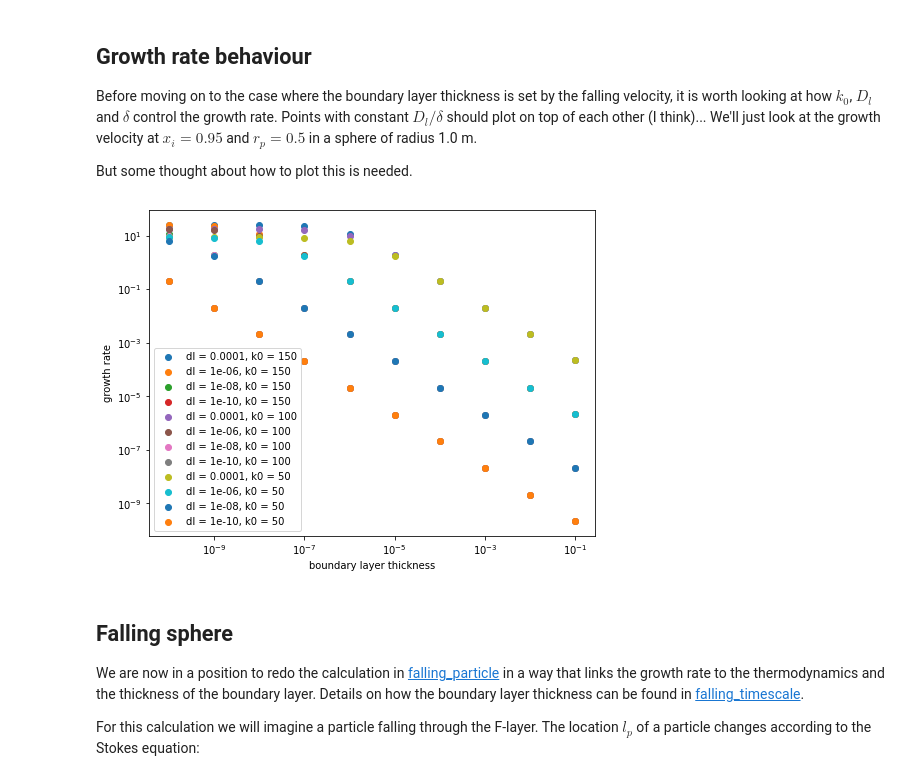
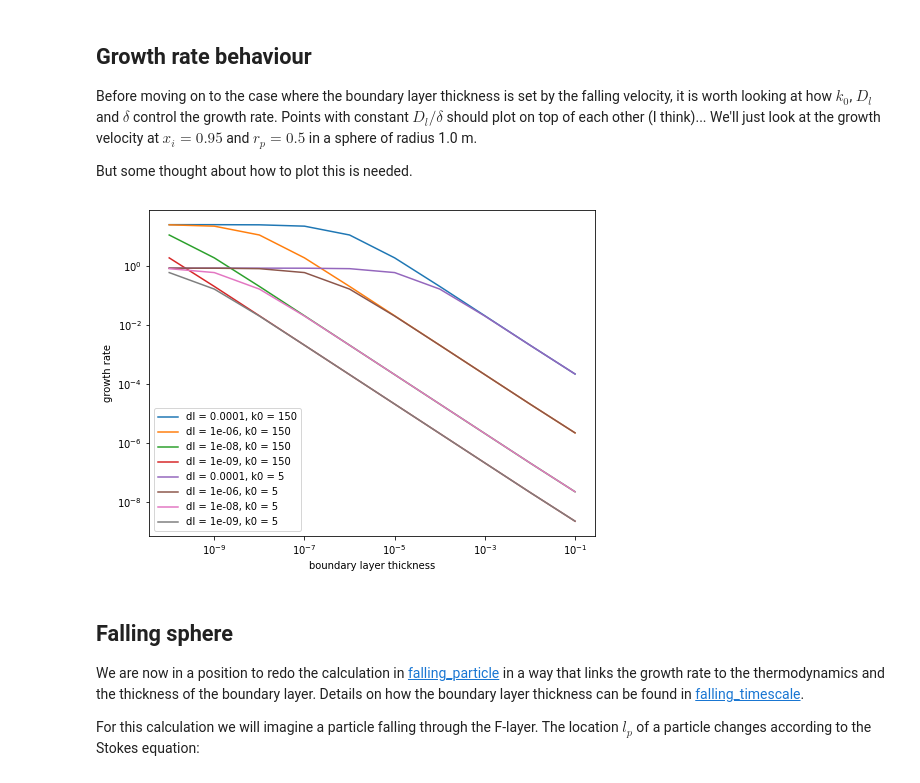
Before and after one commit to andreww/slurry, a Jupyter notebook: growth_with_boundary_layer.ipynb, the cells around one changed output. Cells and saved outputs as stored; diff of their text form; code cells hidden in the pictures.

```diff
--- a/growth_with_boundary_layer.ipynb
+++ b/growth_with_boundary_layer.ipynb
@@ -173,12 +173,12 @@ rp       v        xl       vf       error
 # %%
 # Quick plot of the composition
 # Lower plot shows effect of spherical geometry
-r = np.linspace(0.0, rtot, 1000)
+r = np.linspace(1.0E-12, rtot, 1000)
 fig, ax = plt.subplots(nrows=2)
 plt.xlabel("$r$")
 plt.ylabel("$x_l$")
 ax[0].plot(r, x_r_well_mixed(r, 0.9, 0.80))
-ax[0].plot(r, intergrand_well_mixed(r, 0.9, 0.80)/(4*np.pi*r*r), alpha=0.5)
+ax[0].plot(r, intergrand_well_mixed(r, 0.9, 0.80)/(4*np.pi*r**2), 'r:')
 ax[1].plot(r, intergrand_well_mixed(r, 0.9, 0.80))
 
 plt.show()
@@ -194,7 +194,7 @@ xi           = 0.9     # Overall composition, mol frac Fe
 k0           = 150.0   # growth rate prefactor, m/s
 r_tot        = 1.0     # initial box radius
 time_step    = 0.001   # s
-total_time   = 0.50    # s
+total_time   = 0.21    # s
 total_volume = (4.0/3.0) * np.pi * r_tot**3
 
 # For plotting only - what is equilibrium?
@@ -241,9 +241,12 @@ ax2.plot(ts, vs)
 ax2.set_xlabel('time (s)')
 ax2.set_ylabel('Crystal growth velocity (m/s)')
 
-ax3.set_yscale("log")
+#ax3.set_yscale("log")
 ax3.plot(ts, x_ls)
 ax3.set_xlabel('time (s)')
 ax3.set_ylabel('Liquid compositions (mol frac Fe)')
 ax3.axhline(x_lq_eq, ls='--')
+
+fig.tight_layout()
+plt.show()
 # %% [output]
@@ -509,36 +516,36 @@ But some thought about how to plot this is needed.
 # %%
 xi = 0.95
 rtot = 1.0
 rp = 0.5
 t = 5000.0
 p = 330.0
 
 deltas = [1.0E-10, 1.0E-9, 1.0E-8, 1.0E-7, 1.0E-6, 1.0E-5, 1.0E-4, 1.0E-3, 1.0E-2, 0.1]
-k0s = [150, 100, 50]
-dls = [1.0E-4, 1.0E-6, 1.0E-8, 1.0E-10]
+k0s = [150, 5]
+dls = [1.0E-4, 1.0E-6, 1.0E-8, 1.0E-9]
 vs = []
 
 fig, ax = plt.subplots(figsize=(8,6))
 
 for k0 in k0s:
     v0, xl, error = well_mixed_growth_rate(rp, xi, rtot, t, p, k0)
     #print(k0, '--', '--', v, error)
     for dl in dls:
         for delta in deltas:
             v, xp, xl, error = diffusion_growth_rate(rp, xi, delta, rtot, t, p, dl, k0)
             vs.append(v)
             #print(k0, delta, dl, v, error)
-        ax.scatter(deltas, np.array(vs), label='dl = {}, k0 = {}'.format(dl, k0))
+        ax.plot(deltas, np.array(vs), label='dl = {}, k0 = {}'.format(dl, k0))
         vs = []
 
-ax.legend()
+ax.legend(loc='lower left')
 ax.set_yscale('log')
 ax.set_xscale('log')
 ax.set_ylabel('growth rate')
 ax.set_xlabel('boundary layer thickness')
 plt.show()
 # %% [output]
-[figure, old version]
+[figure, new version]
 # %% [markdown]
 ## Falling sphere
 
```
Also changed, not shown: parts of 12 cells of this notebook, 2 other files.
